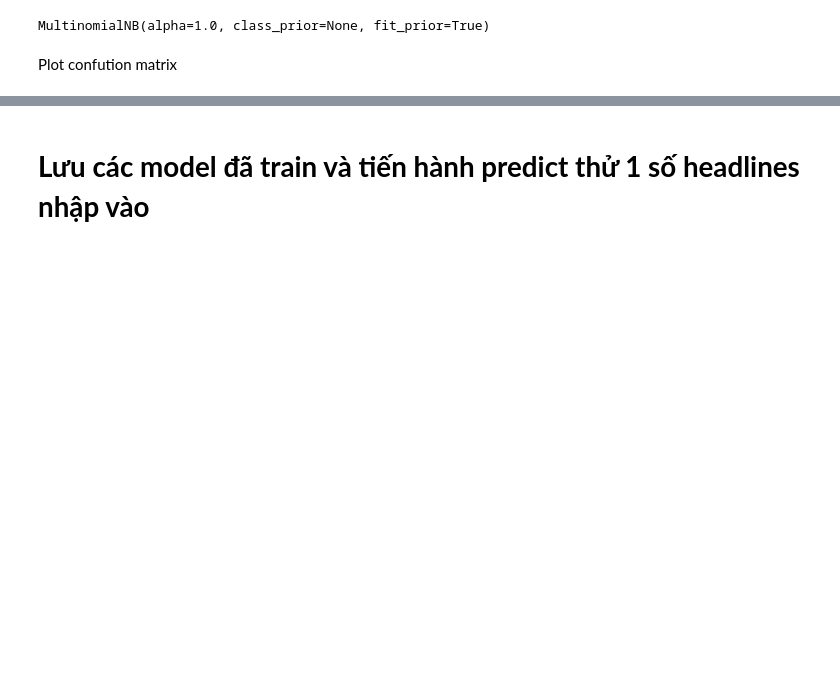
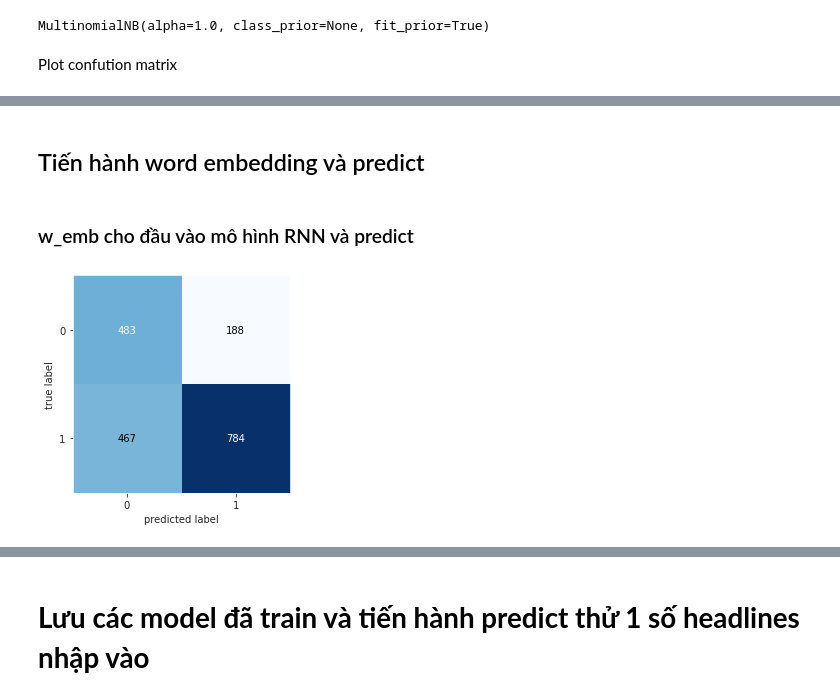
Before and after one commit to ndvinh98/CS114.K21-Machine-Learning, a Jupyter notebook: Report_Case_Study_1.ipynb, the cells around one changed output, grey strips where cells are left out. Saved outputs shown, nothing was run; the diff lists cells and outputs as text; code cells hidden in the pictures; blank space fills up the shorter version.

```diff
--- a/Report_Case_Study_1.ipynb
+++ b/Report_Case_Study_1.ipynb
@@ -410,0 +473,36 @@ weighted avg       0.82      0.82      0.82      8586
+# %%
+hl_cleansed = []
+for hl in df['headline']:
+    #Xóa kí tự đặc biệt
+    clean = hl.translate(str.maketrans('', '', punctuation))
+    #Xóa số
+    clean = clean.translate(str.maketrans('', '', digits))
+    hl_cleansed.append(clean)
+
+hl_tokens = []
+for hl in hl_cleansed:
+    hl_tokens.append(hl.split())
+
+# khởi tạo Lemmatizer
+lemmatizer = WordNetLemmatizer()
+
+hl_lemmatized = []
+for tokens in hl_tokens:
+    lemm = [lemmatizer.lemmatize(w, get_wordnet_pos(w)) for w in tokens]
+    hl_lemmatized.append(lemm)
+# %% [markdown]
+## Tiến hành word embedding và predict
+# %% [markdown]
+### w_emb cho đầu vào mô hình RNN và predict
+# %%
+sequences_test = tokenizer.texts_to_sequences(hl_lemmatized)
+#padding zero để cùng có 1 kích thước input
+X = pad_sequences(sequences_test, maxlen=max_token)
+Y = df['is_sarcastic'].values
+Y = np.vstack(Y)
+# %%
+pred=np.around(model.predict(X))
+fig, ax = plot_confusion_matrix(conf_mat=confusion_matrix(Y,pred))
+plt.show()
+# %% [output]
+[figure, added]
```
Also changed, not shown: parts of 29 cells of this notebook.
